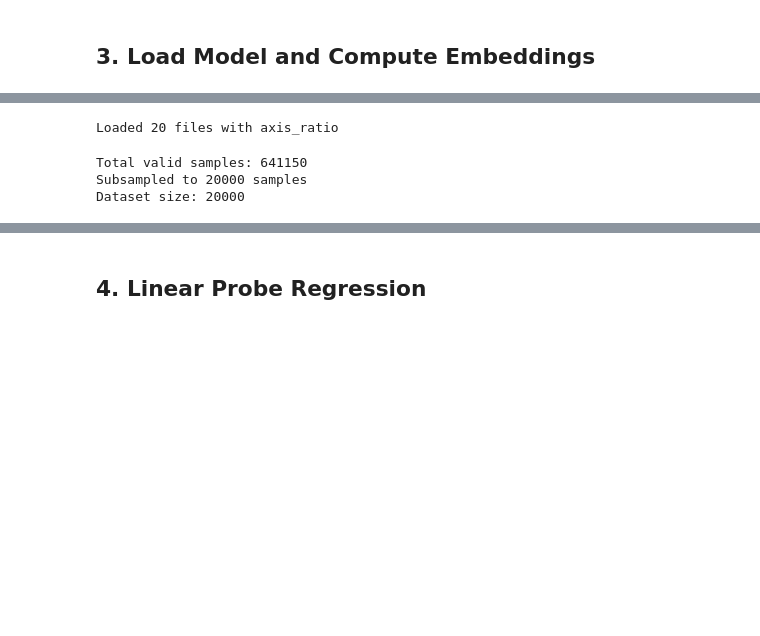
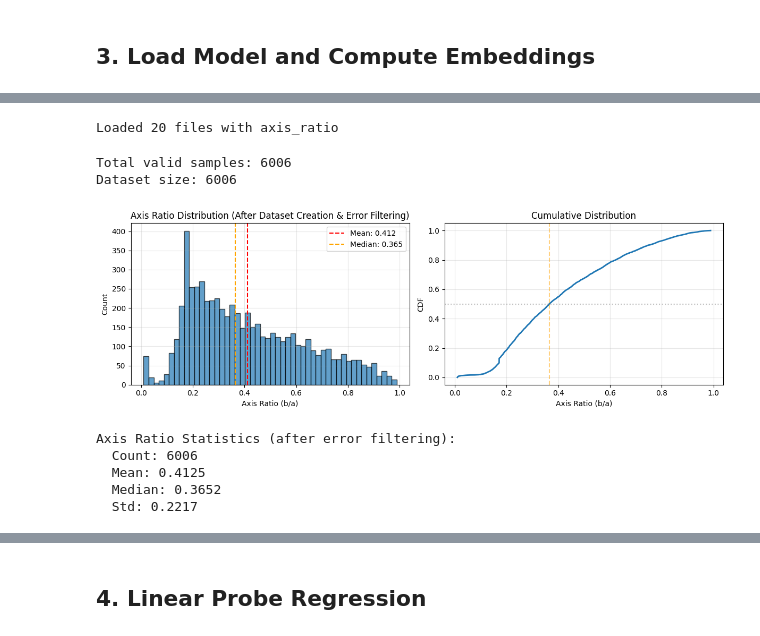
Before and after one commit to 2003cy/ssl_outthere, a Jupyter notebook: encoder_image/astrodino/benchmark/linearprobe/linear_probe_axis_ratio.ipynb, the cells around one changed output, grey strips where cells are left out. Drawn from its saved outputs; the diff is of its cells as text; code cells hidden in the pictures; blank space fills up the shorter version.

```diff
--- a/encoder_image/astrodino/benchmark/linearprobe/linear_probe_axis_ratio.ipynb
+++ b/encoder_image/astrodino/benchmark/linearprobe/linear_probe_axis_ratio.ipynb
@@ -180,15 +186,60 @@ Model loaded, crop_size=90
 dataset = JWSTAxisRatioDataset(
     DATA_ROOT,
     crop_size=cfg.crops.global_crops_size,
-    max_samples=MAX_SAMPLES,
-    seed=SEED
+    max_samples=300000,
+    seed=SEED,
+    error_thresh = 0.001
 )
 print(f"Dataset size: {len(dataset)}")
 # %% [output]
 Loaded 20 files with axis_ratio
-Total valid samples: 641150
-Subsampled to 20000 samples
-Dataset size: 20000
+Total valid samples: 6006
+Dataset size: 6006
+# %%
+# Plot axis ratio distribution from dataset
+# Extract axis ratios from dataset._valid_indices
+axis_ratios_dataset = np.array([pair[2] for pair in dataset._valid_indices])
+
+fig, axes = plt.subplots(1, 2, figsize=(12, 4))
+
+# Histogram
+ax = axes[0]
+ax.hist(axis_ratios_dataset, bins=50, edgecolor='black', alpha=0.7)
+ax.axvline(axis_ratios_dataset.mean(), color='red', linestyle='--', label=f'Mean: {axis_ratios_dataset.mean():.3f}')
+ax.axvline(np.median(axis_ratios_dataset), color='orange', linestyle='--', label=f'Median: {np.median(axis_ratios_dataset):.3f}')
+ax.set_xlabel('Axis Ratio (b/a)')
+ax.set_ylabel('Count')
+ax.set_title('Axis Ratio Distribution (After Dataset Creation & Error Filtering)')
+ax.legend()
+ax.grid(True, alpha=0.3)
+
+# Cumulative distribution
+ax = axes[1]
+sorted_ar = np.sort(axis_ratios_dataset)
+cdf = np.arange(1, len(sorted_ar) + 1) / len(sorted_ar)
+ax.plot(sorted_ar, cdf, linewidth=2)
+ax.axhline(0.5, color='gray', linestyle=':', alpha=0.5)
+ax.axvline(np.median(axis_ratios_dataset), color='orange', linestyle='--', alpha=0.5)
+ax.set_xlabel('Axis Ratio (b/a)')
+ax.set_ylabel('CDF')
+ax.set_title('Cumulative Distribution')
+ax.grid(True, alpha=0.3)
+
+plt.tight_layout()
+plt.show()
+
+print(f"\nAxis Ratio Statistics (after error filtering):")
+print(f"  Count: {len(axis_ratios_dataset)}")
+print(f"  Mean: {axis_ratios_dataset.mean():.4f}")
+print(f"  Median: {np.median(axis_ratios_dataset):.4f}")
+print(f"  Std: {axis_ratios_dataset.std():.4f}")
+# %% [output]
+[figure, added]
+Axis Ratio Statistics (after error filtering):
+  Count: 6006
+  Mean: 0.4125
+  Median: 0.3652
+  Std: 0.2217
 # %%
 # Compute embeddings
 dataloader = DataLoader(dataset, batch_size=BATCH_SIZE, shuffle=False, num_workers=8, pin_memory=True)
```
Also changed, not shown: parts of 17 cells of this notebook, 6 other files.
